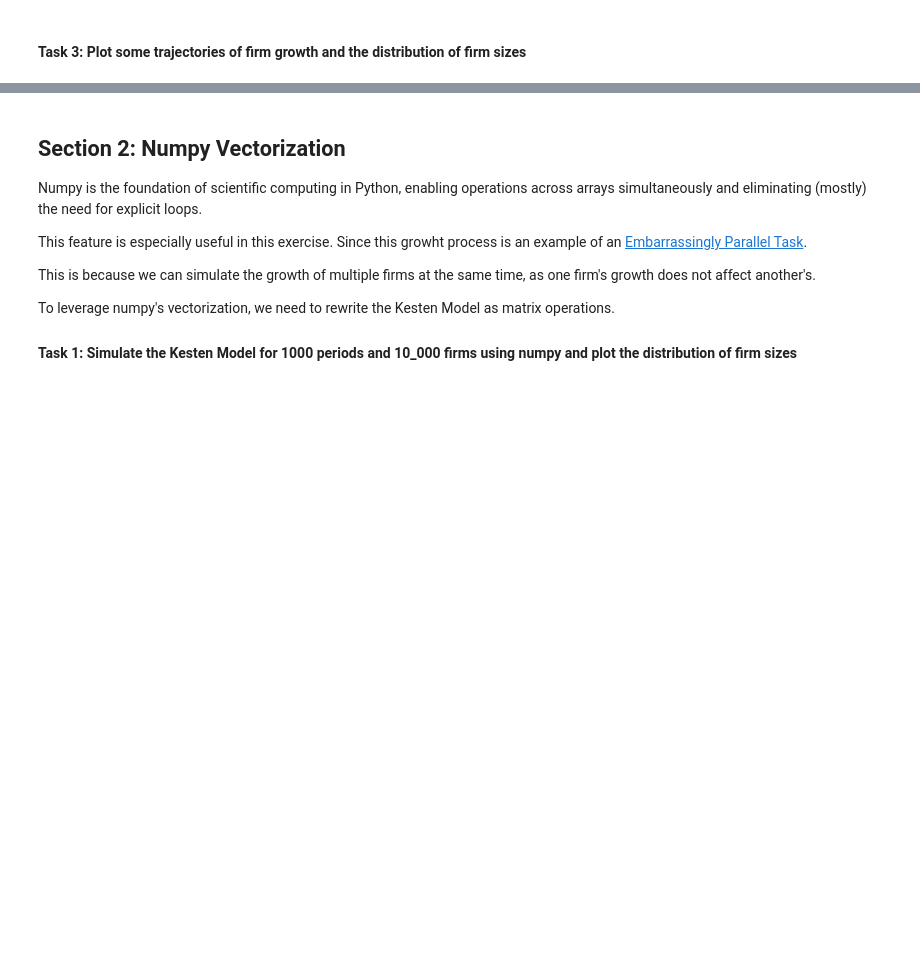
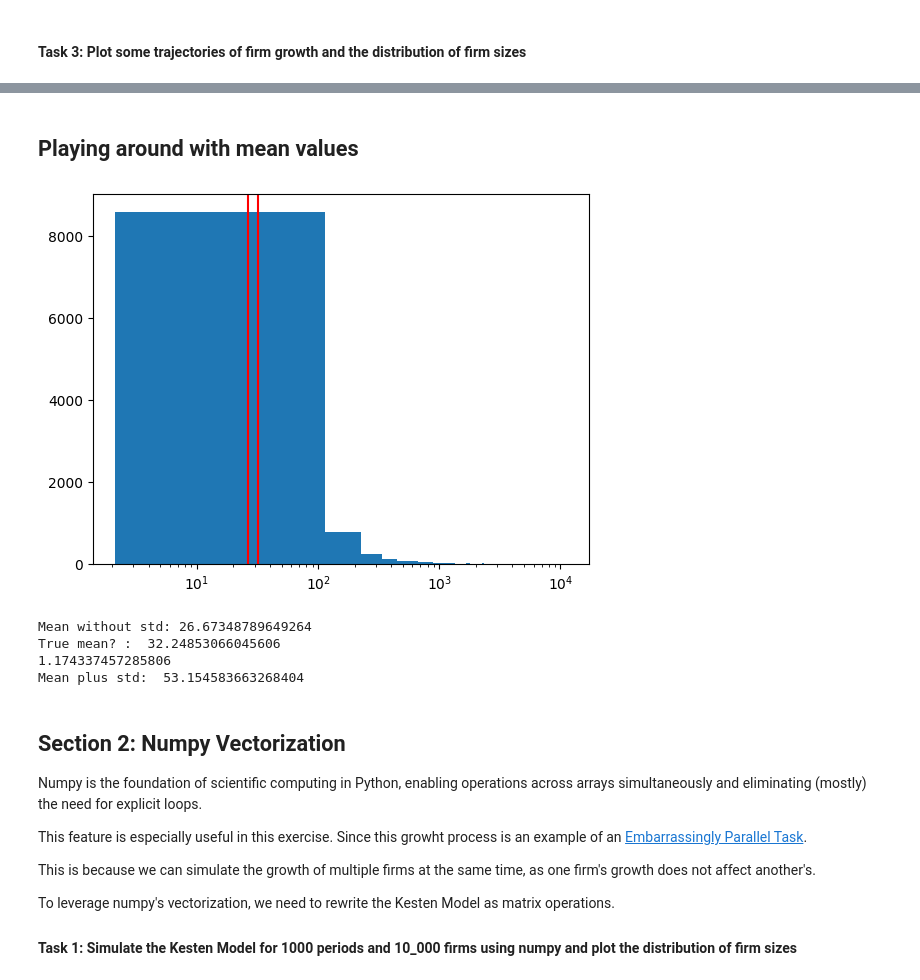
Before and after one commit to alexmakassiouk/eth-agent-based-modeling-of-economic-systems, a Jupyter notebook: ss_03_exercise.ipynb, the cells around one changed output, grey strips where cells are left out. Drawn from its saved outputs; the diff is of its cells as text; code cells hidden in the pictures; blank space fills up the shorter version.

```diff
--- a/ss_03_exercise.ipynb
+++ b/ss_03_exercise.ipynb
@@ -43 +72,23 @@ n_steps = 1_000
+# %% [markdown]
+## Playing around with mean values
+# %%
+mean = np.exp(log_mean)
+plt.figure()
+plt.hist(final_sizes, bins=100)
+plt.xscale("log")
+plt.axvline(mean, color='r', linestyle='-')
+plt.axvline(geometric_mean(final_sizes), color='r', linestyle='-')
+plt.show()
+print("Mean without std:", mean)
+print("True mean? : ", geometric_mean(final_sizes))
+
+log_std = np.std(log_final_sizes)
+print(log_std)
+print("Mean plus std: ", np.exp(log_mean+log_std**2/2))
+# %% [output]
+[figure, added]
+Mean without std: 26.67348789649264
+True mean? :  32.24853066045606
+1.174337457285806
+Mean plus std:  53.154583663268404
 # %% [markdown]
```
Also changed, not shown: parts of 16 cells of this notebook.
